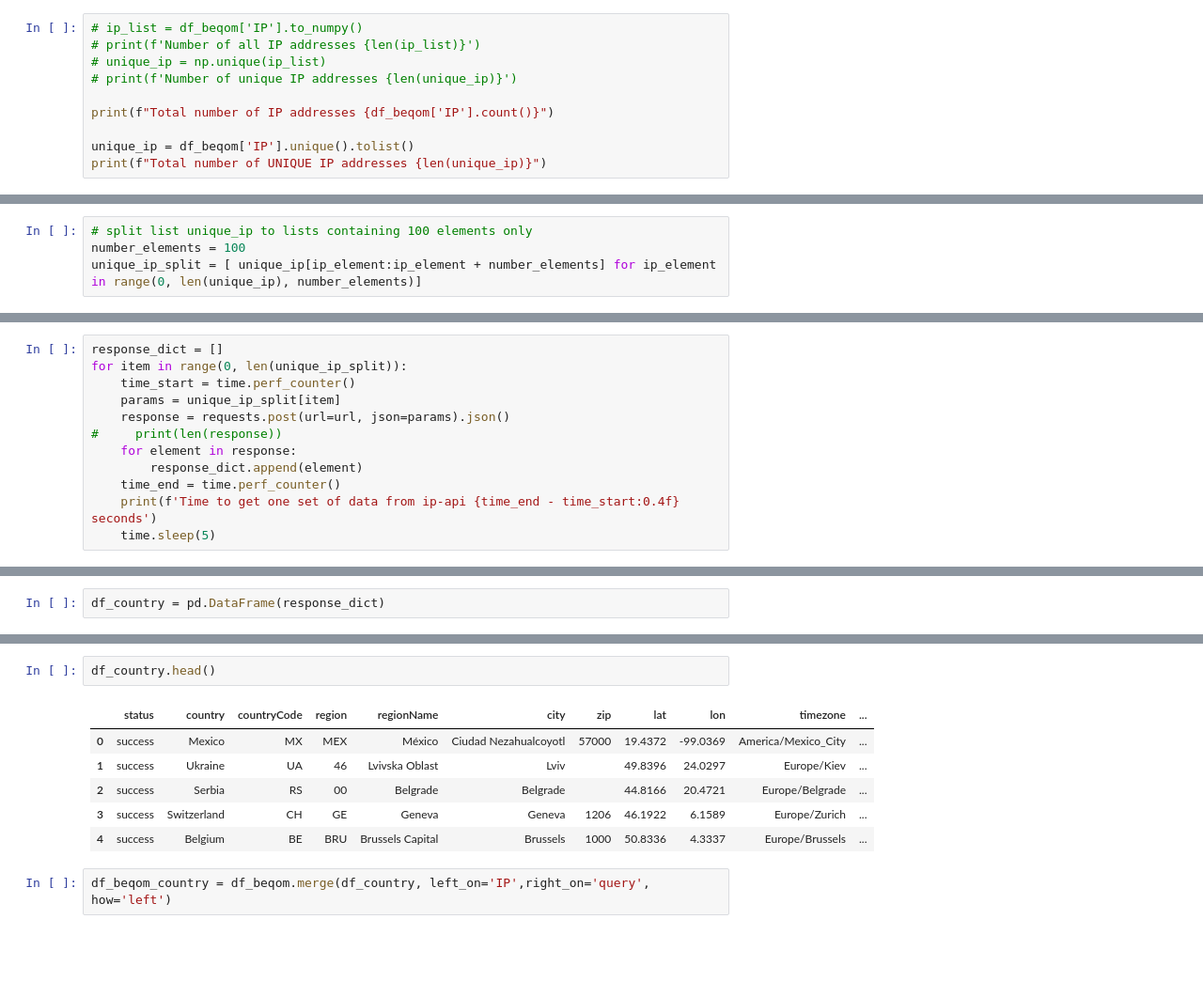
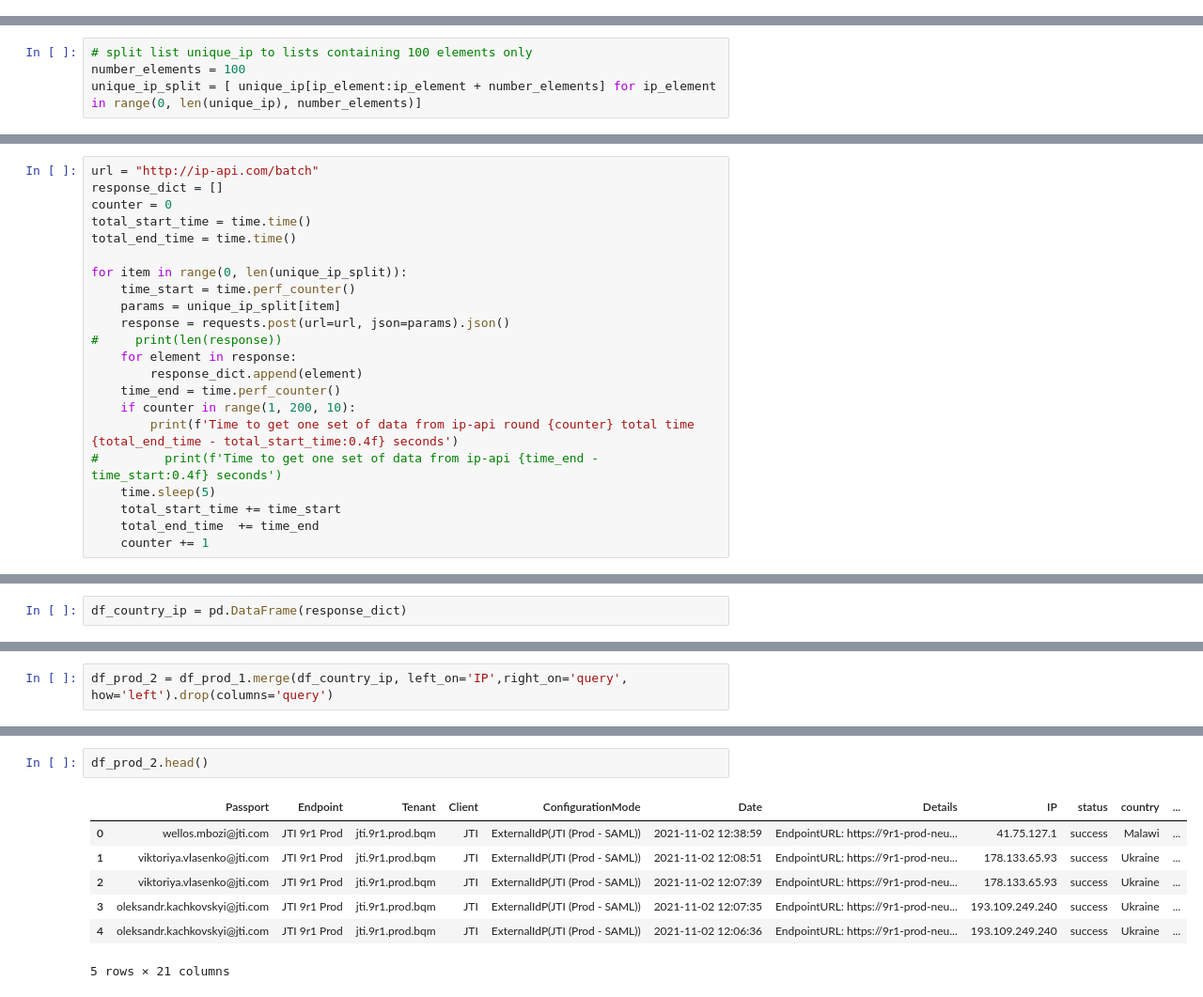
Before and after one commit to RafZel/NYCDSA_Project_1, a Jupyter notebook: project_1.ipynb, the cells around one changed output, grey strips where cells are left out. Shown at 94% size. Saved outputs shown, nothing was run; the diff lists cells and outputs as text; blank space fills up the shorter version.

Commit message:
Data set preparation. Log data set marged with users

```diff
--- a/project_1.ipynb
+++ b/project_1.ipynb
@@ -84,10 +129,0 @@ df_beqom.tail()
-# %%
-# ip_list = df_beqom['IP'].to_numpy()
-# print(f'Number of all IP addresses {len(ip_list)}')
-# unique_ip = np.unique(ip_list)
-# print(f'Number of unique IP addresses {len(unique_ip)}')
-
-print(f"Total number of IP addresses {df_beqom['IP'].count()}")
-
-unique_ip = df_beqom['IP'].unique().tolist()
-print(f"Total number of UNIQUE IP addresses {len(unique_ip)}")
@@ -113,5 +144,10 @@ len(unique_ip_split)
 # %%
+url = "http://ip-api.com/batch"
 response_dict = []
+counter = 0
+total_start_time = time.time()
+total_end_time = time.time()
+
 for item in range(0, len(unique_ip_split)):
     time_start = time.perf_counter()
     params = unique_ip_split[item]
@@ -120,6 +156,11 @@ for item in range(0, len(unique_ip_split)):
     for element in response:
         response_dict.append(element)
     time_end = time.perf_counter()
-    print(f'Time to get one set of data from ip-api {time_end - time_start:0.4f} seconds')
+    if counter in range(1, 200, 10):
+        print(f'Time to get one set of data from ip-api round {counter} total time {total_end_time - total_start_time:0.4f} seconds')
+#         print(f'Time to get one set of data from ip-api {time_end - time_start:0.4f} seconds')
     time.sleep(5)
+    total_start_time += time_start
+    total_end_time  += time_end
+    counter += 1
 # %% [output]
@@ -147,2 +187,2 @@ len(response_dict)
 # %%
-df_country = pd.DataFrame(response_dict)
+df_country_ip = pd.DataFrame(response_dict)
@@ -165,3 +207,5 @@ org            0
 as             0
 query          0
 dtype: int64
+# %%
+df_prod_2 = df_prod_1.merge(df_country_ip, left_on='IP',right_on='query', how='left').drop(columns='query')
@@ -168,11 +232,10 @@ dtype: int64
 # %%
-df_country.head()
+df_prod_2.head()
 # %% [output]
-|  | status | country | countryCode | region | regionName | city | zip | lat | lon | timezone | ... |
-| 0 | success | Mexico | MX | MEX | México | Ciudad Nezahualcoyotl | 57000 | 19.4372 | -99.0369 | America/Mexico_City | ... |
-| 1 | success | Ukraine | UA | 46 | Lvivska Oblast | Lviv |  | 49.8396 | 24.0297 | Europe/Kiev | ... |
-| 2 | success | Serbia | RS | 00 | Belgrade | Belgrade |  | 44.8166 | 20.4721 | Europe/Belgrade | ... |
-| 3 | success | Switzerland | CH | GE | Geneva | Geneva | 1206 | 46.1922 | 6.1589 | Europe/Zurich | ... |
-| 4 | success | Belgium | BE | BRU | Brussels Capital | Brussels | 1000 | 50.8336 | 4.3337 | Europe/Brussels | ... |
+|  | Passport | Endpoint | Tenant | Client | ConfigurationMode | Date | Details | IP | status | country | ... |
+| 0 | wellos.mbozi@jti.com | JTI 9r1 Prod | jti.9r1.prod.bqm | JTI | ExternalIdP(JTI (Prod - SAML)) | 2021-11-02 12:38:59 | EndpointURL: https://9r1-prod-neu... | 41.75.127.1 | success | Malawi | ... |
+| 1 | viktoriya.vlasenko@jti.com | JTI 9r1 Prod | jti.9r1.prod.bqm | JTI | ExternalIdP(JTI (Prod - SAML)) | 2021-11-02 12:08:51 | EndpointURL: https://9r1-prod-neu... | 178.133.65.93 | success | Ukraine | ... |
+| 2 | viktoriya.vlasenko@jti.com | JTI 9r1 Prod | jti.9r1.prod.bqm | JTI | ExternalIdP(JTI (Prod - SAML)) | 2021-11-02 12:07:39 | EndpointURL: https://9r1-prod-neu... | 178.133.65.93 | success | Ukraine | ... |
+| 3 | oleksandr.kachkovskyi@jti.com | JTI 9r1 Prod | jti.9r1.prod.bqm | JTI | ExternalIdP(JTI (Prod - SAML)) | 2021-11-02 12:07:35 | EndpointURL: https://9r1-prod-neu... | 193.109.249.240 | success | Ukraine | ... |
+| 4 | oleksandr.kachkovskyi@jti.com | JTI 9r1 Prod | jti.9r1.prod.bqm | JTI | ExternalIdP(JTI (Prod - SAML)) | 2021-11-02 12:06:36 | EndpointURL: https://9r1-prod-neu... | 193.109.249.240 | success | Ukraine | ... |
+5 rows × 21 columns
-# %%
-df_beqom_country = df_beqom.merge(df_country, left_on='IP',right_on='query', how='left')
```
Also changed, not shown: parts of 57 cells of this notebook.
